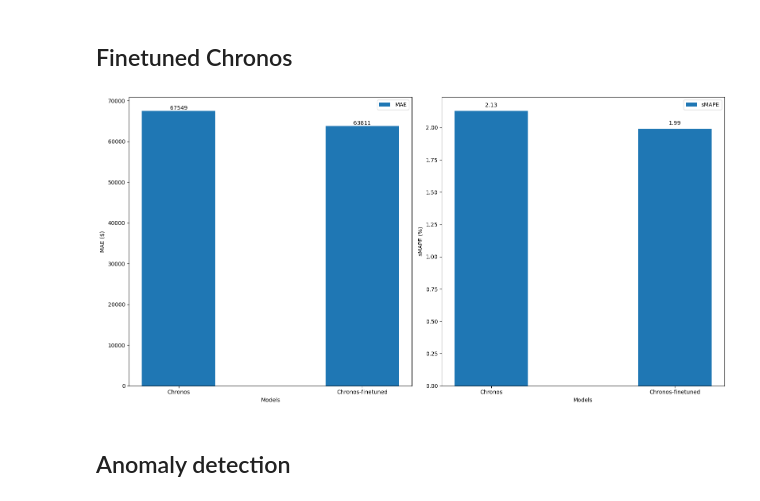
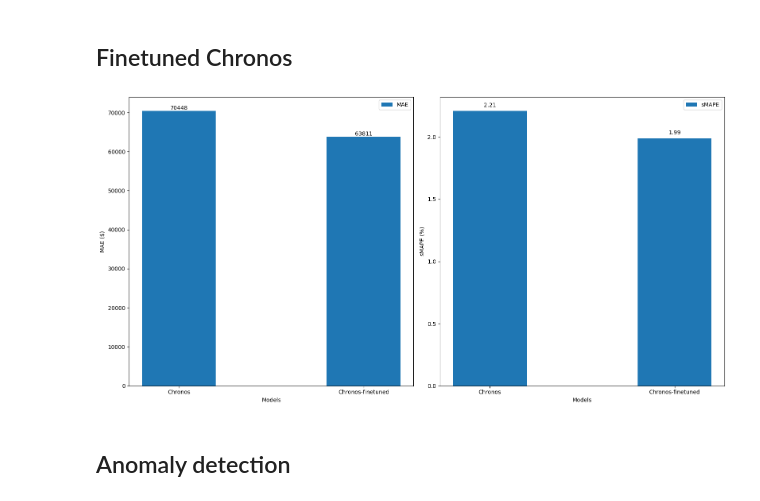
Before and after one commit to marcopeix/TimeSeriesForecastingUsingFoundationModels, a Jupyter notebook: CH05/CH05.ipynb, the cells around one changed output. Drawn from its saved outputs; the diff is of its cells as text; code cells hidden in the pictures.

```diff
--- a/CH05/CH05.ipynb
+++ b/CH05/CH05.ipynb
@@ -163,30 +166,30 @@ evaluation
 # %%
 fig, (ax1, ax2) = plt.subplots(nrows=1, ncols=2, figsize=(16,8))
 
 x = ['Chronos', 'Chronos-finetuned']
-y_mae = [67549, 63811]
-y_smape = [2.13, 1.99]
+y_mae = [70448, 63811]
+y_smape = [2.21, 1.99]
 
 ax1.bar(x, y_mae, width=0.4, label='MAE')
 ax1.set_xlabel('Models')
 ax1.set_ylabel('MAE ($)')
 ax1.legend()
 
 for i, v in enumerate(y_mae):
     ax1.text(x=i, y=v+300, s=str(v), ha='center')
 
 ax2.bar(x, y_smape, width=0.4, label='sMAPE')
 ax2.set_xlabel('Models')
 ax2.set_ylabel('sMAPE (%)')
 ax2.legend()
 
 for i, v in enumerate(y_smape):
     ax2.text(x=i, y=v+.03, s=str(v), ha='center')
 
 plt.tight_layout()
 plt.savefig("figures/Ch05_codefig04.png", dpi=300)
 # %% [output]
-[figure, old version]
+[figure, new version]
 # %% [markdown]
 ## Anomaly detection
 # %%
```
Also changed, not shown: parts of 3 cells of this notebook, 3 other files.
